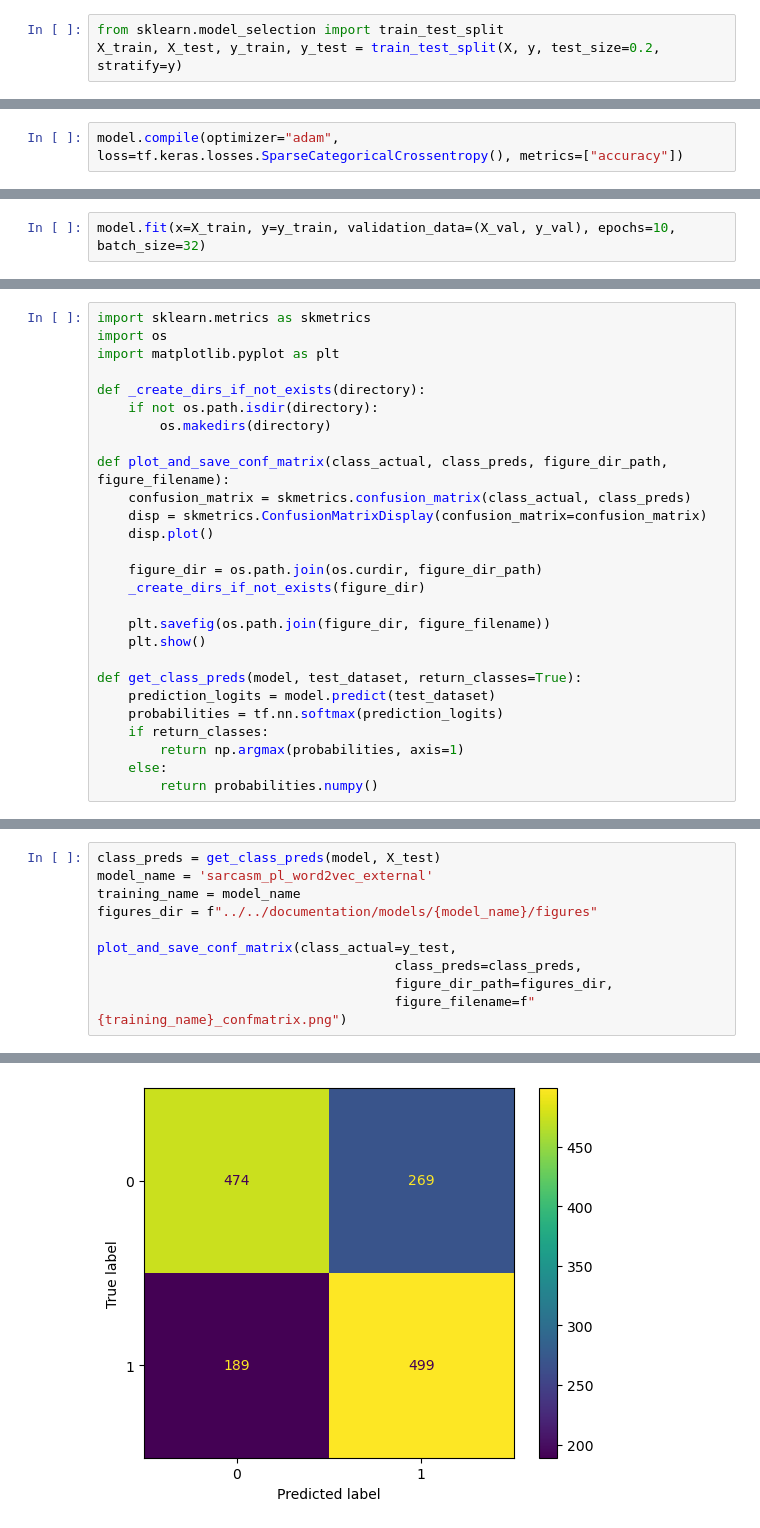
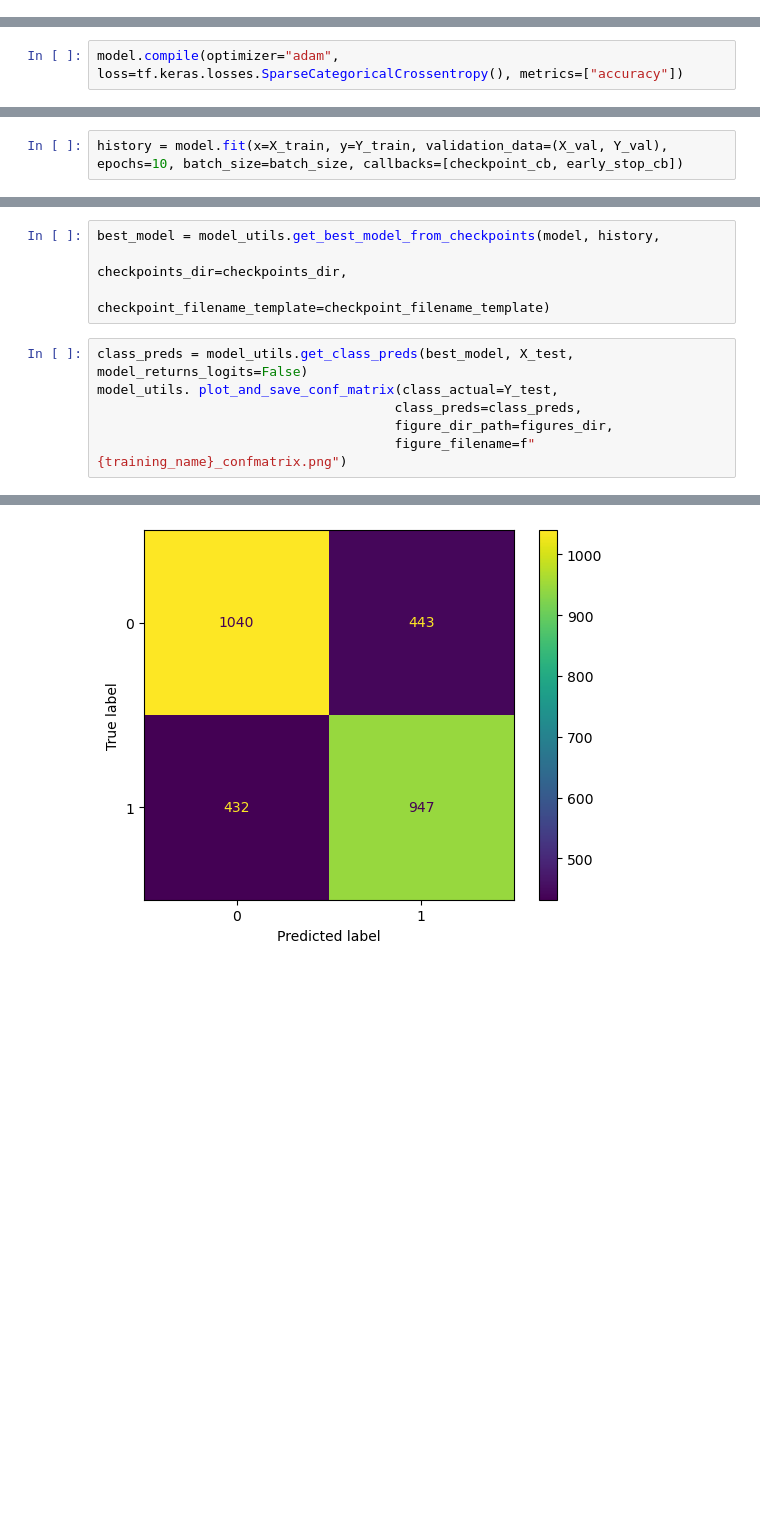
Before and after one commit to arsemi337/nlp-models, a Jupyter notebook: notebooks/sarcasm/sarcasm_pl_word2vec_external.ipynb, the cells around one changed output, grey strips where cells are left out. Drawn from its saved outputs; the diff is of its cells as text; blank space fills up the shorter version.

Commit message:
charts, tables, diacritics

```diff
--- a/notebooks/sarcasm/sarcasm_pl_word2vec_external.ipynb
+++ b/notebooks/sarcasm/sarcasm_pl_word2vec_external.ipynb
@@ -102,6 +70,3 @@ X_val, X_test, y_val, y_test = train_test_split(X_test, y_test, random_state=42)
-# %%
-from sklearn.model_selection import train_test_split
-X_train, X_test, y_train, y_test = train_test_split(X, y, test_size=0.2, stratify=y)
 # %%
 model=tf.keras.models.Sequential()
 model.add(tf.keras.layers.Dense(128, activation='relu'))
@@ -115,4 +95,4 @@ model.compile(optimizer="adam", loss=tf.keras.losses.SparseCategoricalCrossentro
 # %%
-model.fit(x=X_train, y=y_train, validation_data=(X_val, y_val), epochs=10, batch_size=32)
+history = model.fit(x=X_train, y=Y_train, validation_data=(X_val, Y_val), epochs=10, batch_size=batch_size, callbacks=[checkpoint_cb, early_stop_cb])
 # %% [output]
 Epoch 1/10
@@ -139,27 +112,0 @@ Epoch 10/10
-# %%
-import sklearn.metrics as skmetrics
-import os
-import matplotlib.pyplot as plt
-
-def _create_dirs_if_not_exists(directory):
-    if not os.path.isdir(directory):
-        os.makedirs(directory)
-
-def plot_and_save_conf_matrix(class_actual, class_preds, figure_dir_path, figure_filename):
-    confusion_matrix = skmetrics.confusion_matrix(class_actual, class_preds)
-    disp = skmetrics.ConfusionMatrixDisplay(confusion_matrix=confusion_matrix)
-    disp.plot()
-
-    figure_dir = os.path.join(os.curdir, figure_dir_path)
-    _create_dirs_if_not_exists(figure_dir)
-
-    plt.savefig(os.path.join(figure_dir, figure_filename))
-    plt.show()
-
-def get_class_preds(model, test_dataset, return_classes=True):
-    prediction_logits = model.predict(test_dataset)
-    probabilities = tf.nn.softmax(prediction_logits)
-    if return_classes:
-        return np.argmax(probabilities, axis=1)
-    else:
-        return probabilities.numpy()
@@ -166,10 +134,10 @@ def get_class_preds(model, test_dataset, return_classes=True):
+# %%
+best_model = model_utils.get_best_model_from_checkpoints(model, history,
+                                                         checkpoints_dir=checkpoints_dir,
+                                                         checkpoint_filename_template=checkpoint_filename_template)
 # %%
-class_preds = get_class_preds(model, X_test)
-model_name = 'sarcasm_pl_word2vec_external'
-training_name = model_name
-figures_dir = f"../../documentation/models/{model_name}/figures"
-
-plot_and_save_conf_matrix(class_actual=y_test,
+class_preds = model_utils.get_class_preds(best_model, X_test, model_returns_logits=False)
+model_utils. plot_and_save_conf_matrix(class_actual=Y_test,
                                       class_preds=class_preds,
                                       figure_dir_path=figures_dir,
                                       figure_filename=f"{training_name}_confmatrix.png")
@@ -178 +146 @@ plot_and_save_conf_matrix(class_actual=y_test,
-[figure, old version]
+[figure, new version]
```
Also changed, not shown: parts of 21 cells of this notebook, 15 other files.
